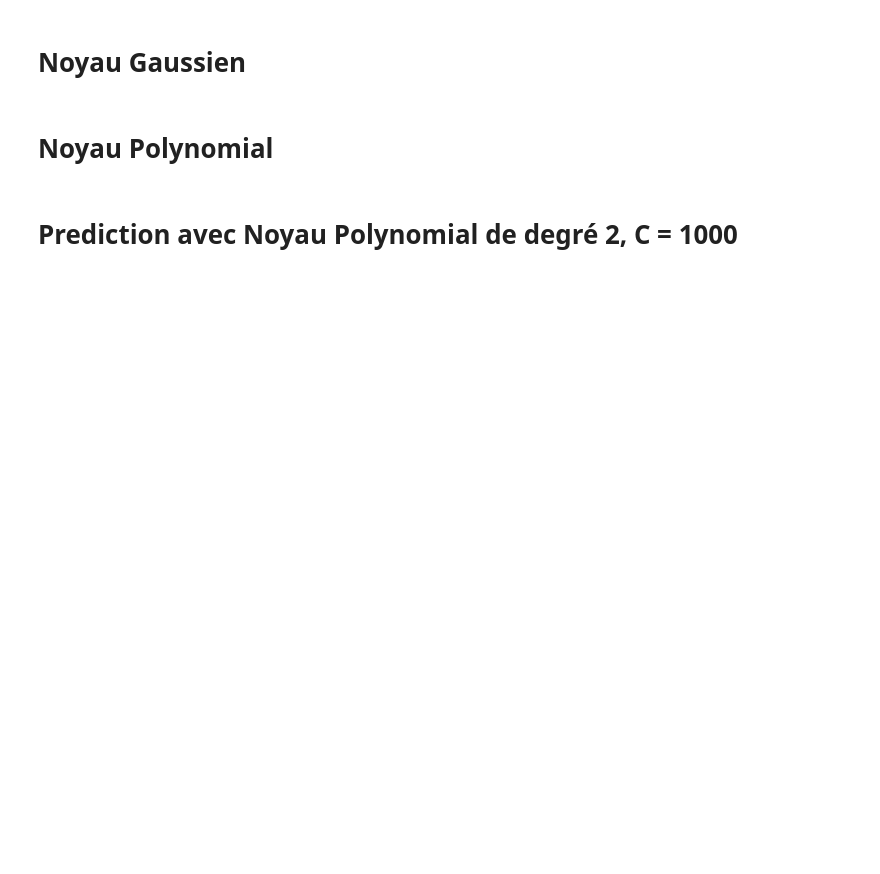
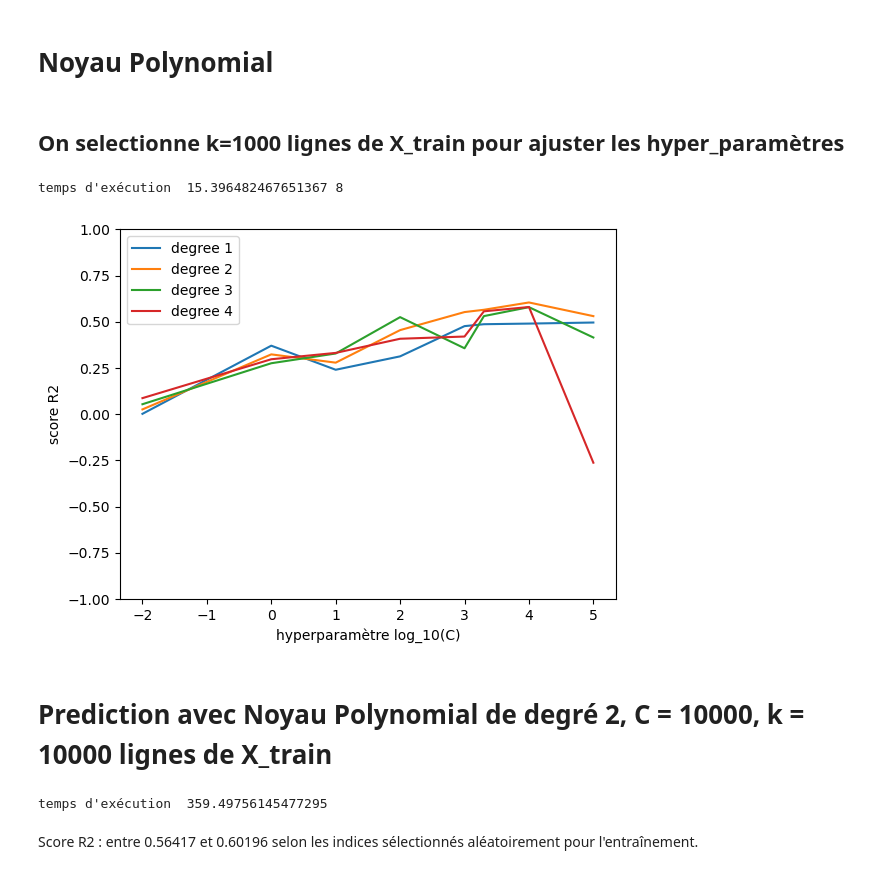
Before and after one commit to enzoben/NYC-taxis-tips, a Jupyter notebook: NYTT_SVR.ipynb, the cells around one changed output. Saved outputs shown, nothing was run; the diff lists cells and outputs as text; code cells hidden in the pictures; blank space fills up the shorter version.

```diff
--- a/NYTT_SVR.ipynb
+++ b/NYTT_SVR.ipynb
@@ -61,73 +61,54 @@ def predicteur(Kernel, alpha, X_connu, x_predict):
-# %% [markdown]
-# Noyau Gaussien
-# %%
-liste_var = [1,10,np.var(Y_train_choice), 20, 30, 40,60,80,200,400,1000,10000]
-liste_lbda = [0.00001,0.0001,0.001,0.1,1,2]
-liste_lbda = np.linspace(0,0.1,10) # liste_lbda est un tableau
-tab_r2_lbda = np.zeros((len(liste_var), len(liste_lbda)))
-start = time.time()
-
-for i in range(len(liste_var)):
-    var = liste_var[i]
-    def Kernel_gauss(x1,x2, sigma2=var):
-        return np.exp(-norm(x1-x2)**2/(2*sigma2))
-    for j in range(len(liste_lbda)):
-        lbda = liste_lbda[j]
-        try :
-            alpha = optimise_alpha(X_train_choice, Y_train_choice, Kernel_gauss, lbda = lbda)
-            Y_pred = [predicteur2(Kernel_gauss, alpha, X_train_choice, x_test) for x_test in X_test_choice]
-            tab_r2_lbda[i,j] = r2_score(Y_test_choice, Y_pred)
-        except :
-            tab_r2_lbda[i,j] = -1000
-        print(" dernier effectué : i = " + str(i) + " / " + str(len(liste_var)) + "   j = " + str(j) + " / " + str(len(liste_lbda)), end = '\r')
-    plt.plot(liste_lbda,tab_r2_lbda[i,:], label = 'var = ' +str(var))
-print("temps d'exécution  " + str(time.time() - start))
-plt.legend()
-plt.ylim([-1,1])
-plt.xlabel("lambda")
-plt.ylabel("score R2")
-#plt.title('score R2 pour différentes valeurs de lambda et \sigma**2')
-plt.show()
 # %% [markdown]
 # Noyau Polynomial
+# %% [markdown]
+## On selectionne k=1000 lignes de X_train pour ajuster les hyper_paramètres
+# %%
+indices_selectionnes_train = random.choices(range(len(X_train)), k = 1000)
+indices_selectionnes_test = random.choices(range(len(X_train)), k = 1000)
+X_train_choice = X_train.to_numpy()[indices_selectionnes_train]
+Y_train_choice = Y_train.to_numpy()[indices_selectionnes_train]
+X_test_choice = X_train.to_numpy()[indices_selectionnes_test]
+Y_test_choice = Y_train.to_numpy()[indices_selectionnes_test]
 # %%
 liste_C = [0.01,1,10,10**2,10**3,2*10**3,10**4,10**5]
 liste_degree = [1,2,3,4]
 tab_r2 = np.zeros((len(liste_degree),len(liste_C)))
 start = time.time()
 for i in range(len(liste_degree)):
     degree = liste_degree[i]
     for j in range(len(liste_C)):
         C = liste_C[j]
         svr_poly = SVR(kernel='poly', C=C, degree=degree)
         model = svr_poly.fit(X_train_choice,Y_train_choice)
         Y_pred = model.predict(X_test_choice)
         tab_r2[i,j] = r2_score(Y_test_choice, Y_pred)
         print(" dernier effectué : i = " + str(i) + " / " + str(len(liste_degree)) + " j = " + str(j) + " / " + str(len(liste_C)), end = '\r')
-    plt.plot(np.log(liste_C), tab_r2[i,:], label = 'degree ' + str(degree) )
+    plt.plot(np.log10(liste_C), tab_r2[i,:], label = 'degree ' + str(degree) )
 print("temps d'exécution  " + str(time.time() - start))
 plt.legend()
 plt.ylim([-1,1])
 plt.xlabel("hyperparamètre log_10(C)")
 plt.ylabel("score R2")
 plt.show()
+# %% [output]
+temps d'exécution  15.396482467651367 8
+[figure, added]
 # %% [markdown]
-# Prediction avec Noyau Polynomial de degré 2, C = 1000
+# Prediction avec Noyau Polynomial de degré 2, C = 10000, k = 10000 lignes de X_train
 # %%
 indices_selectionnes_train = random.choices(range(len(X_train)), k = 10000)
 X_train_reduit = X_train.to_numpy()[indices_selectionnes_train]
 Y_train_reduit = Y_train.to_numpy()[indices_selectionnes_train]
 # %%
-C = 1000
+C = 10000
 degree = 2
 start = time.time()
 svr_poly = SVR(kernel='poly', C=C, degree=degree)
 model = svr_poly.fit(X_train_reduit,Y_train_reduit)
 Y_pred = model.predict(X_test.to_numpy())
 print("temps d'exécution  " + str(time.time() - start))
-# 32 sec pour k = 1000
-# 300 sec pour k = 10 000
-# 3700 sec pour X_train entier
+# %% [output]
+temps d'exécution  359.49756145477295
 # %%
 prediction_SVRdegree2 = pd.DataFrame(np.arange(len(Y_pred), dtype = int).T, columns  = ["row_ID"])
 prediction_SVRdegree2["tip_amount"] = Y_pred
@@ -134,0 +116,2 @@ prediction_SVRdegree2.to_parquet(_REP_PATH_ + "output/prediction_SVRdegree2.parq
+# %% [markdown]
+Score R2 : entre 0.56417 et 0.60196 selon les indices sélectionnés aléatoirement pour l'entraînement.
```
Also changed, not shown: parts of 16 cells of this notebook.
